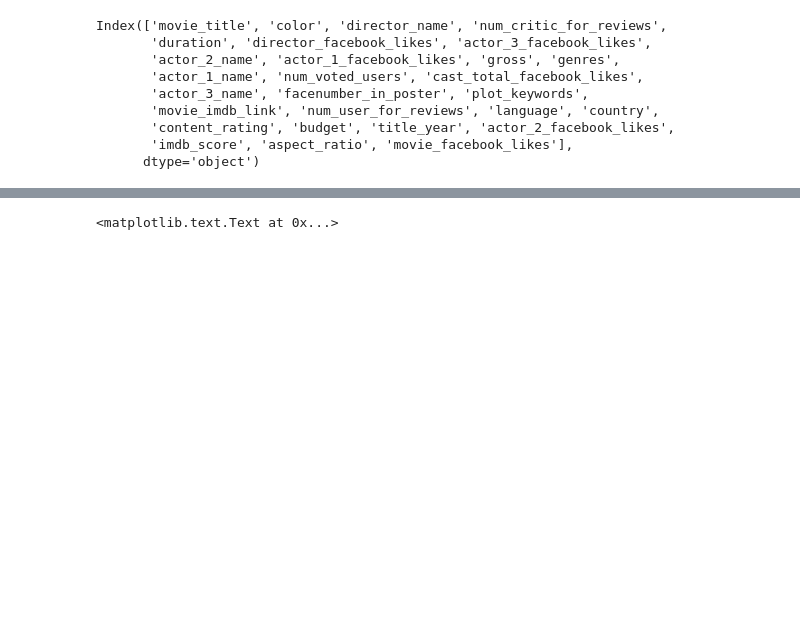
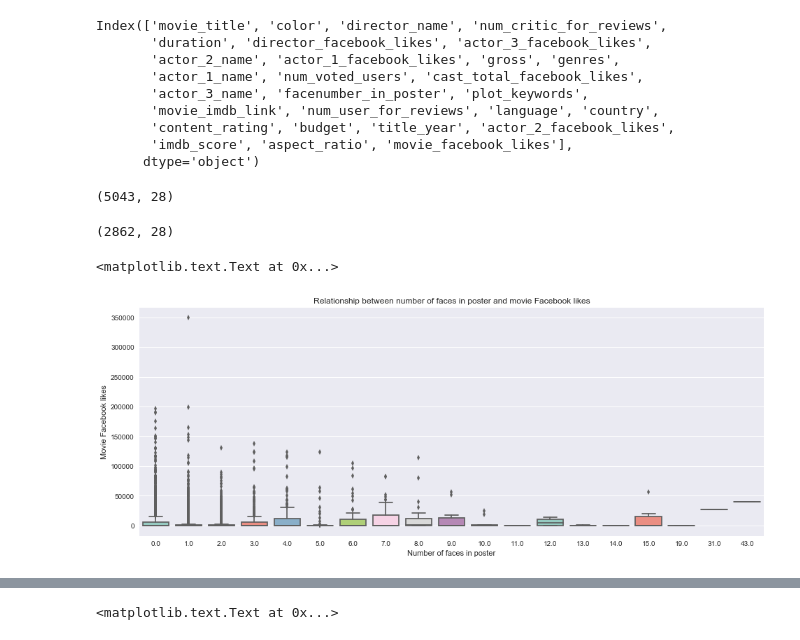
Before and after one commit to diaorch/gwcDemo, a Jupyter notebook: python/20170827.ipynb, the cells around one changed output, grey strips where cells are left out. Saved outputs shown, nothing was run; the diff lists cells and outputs as text; code cells hidden in the pictures; blank space fills up the shorter version.

```diff
--- a/python/20170827.ipynb
+++ b/python/20170827.ipynb
@@ -233,3 +233,20 @@ Index(['movie_title', 'color', 'director_name', 'num_critic_for_reviews',
        'content_rating', 'budget', 'title_year', 'actor_2_facebook_likes',
        'imdb_score', 'aspect_ratio', 'movie_facebook_likes'],
       dtype='object')
+# %%
+thousand.shape
+# %% [output]
+(5043, 28)
+# %%
+thousand_facebook = thousand[thousand.movie_facebook_likes > 0]
+thousand_facebook.shape
+# %% [output]
+(2862, 28)
+# %%
+sns.boxplot(data = thousand, x = 'facenumber_in_poster', y = 'movie_facebook_likes', palette = 'Set3')
+plt.xlabel("Number of faces in poster")
+plt.ylabel("Movie Facebook likes")
+plt.title("Relationship between number of faces in poster and movie Facebook likes")
+# %% [output]
+<matplotlib.text.Text at 0x...>
+[figure, added]
```
Also changed, not shown: parts of 20 cells of this notebook.
